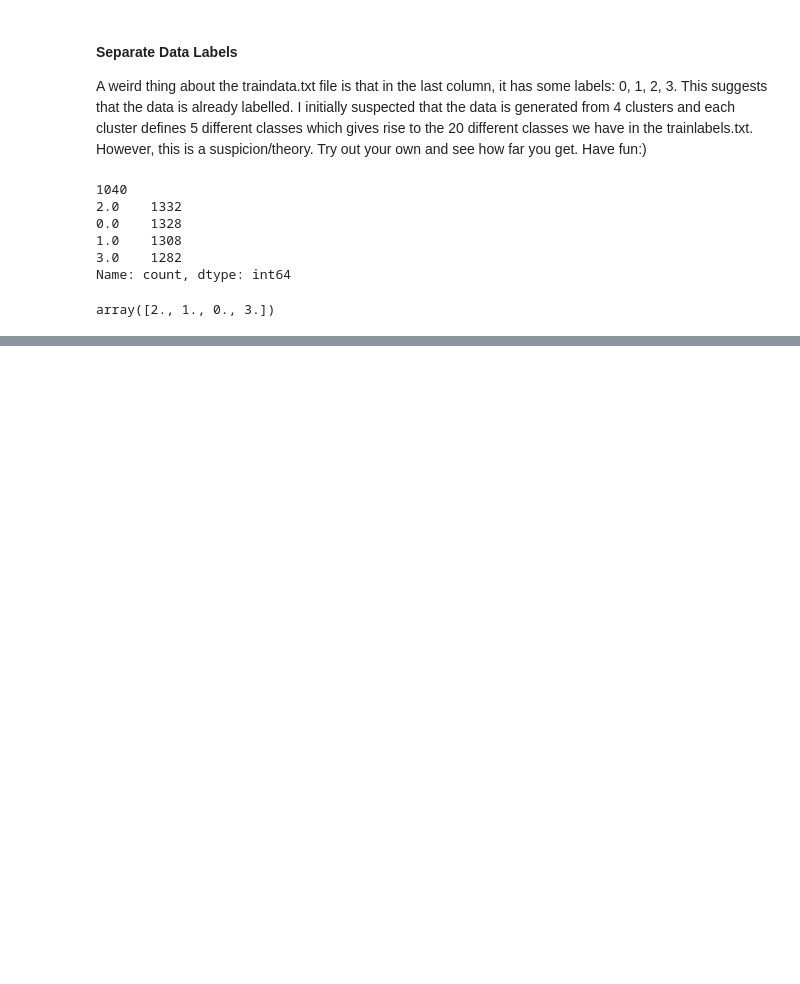
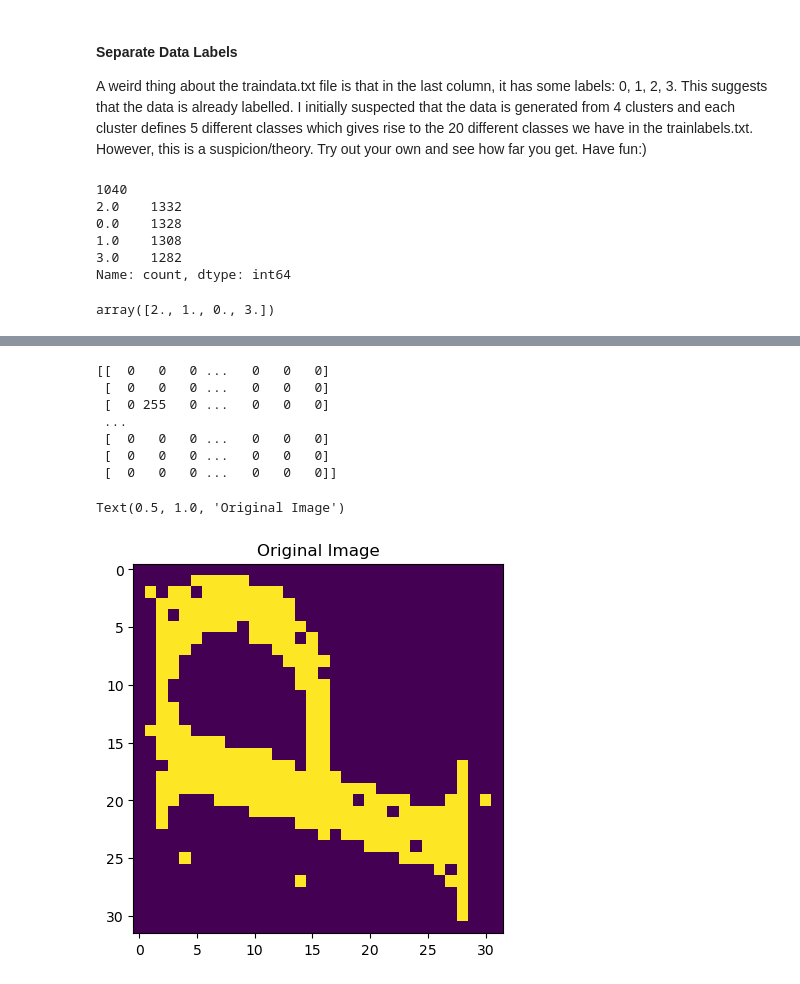
Before and after one commit to jassiel-ndlovu/ml-classifier, a Jupyter notebook: data-visualisation.ipynb, the cells around one changed output, grey strips where cells are left out. Saved outputs shown, nothing was run; the diff lists cells and outputs as text; code cells hidden in the pictures; blank space fills up the shorter version.

Commit message:
Images Preprocessing

```diff
--- a/data-visualisation.ipynb
+++ b/data-visualisation.ipynb
@@ -90,0 +114,7 @@ array([2., 1., 0., 3.])
+# %%
+with open('/home/vmuser/traindata.txt', 'r') as traindata:
+    reader = csv.reader(traindata)
+    data_list = list(reader)
+
+data = np.array(data_list, dtype=float)
+data
@@ -90,0 +167,38 @@ array([2., 1., 0., 3.])
+# %%
+index = 201
+
+row = data[index, :-1].copy()
+row_indices_to_remove = []
+
+for i in range(len(row)):
+    if row[i] < 0:
+        row_indices_to_remove.append(i)
+    elif row[i] > 255:
+        row[i] = 0
+    elif row[i] < 128:
+        row[i] = 0
+    else:
+        row[i] = 255
+
+row = np.delete(row, row_indices_to_remove)
+
+image = np.uint8(np.array([row]).reshape((32, 32)))
+print(image)
+
+# plt.subplot(1, 2, 1)
+plt.imshow(image, cmap='viridis')
+plt.title('Original Image')
+
+# plt.subplot(1, 2, 2)
+# plt.imshow(image, cmap='gray')
+# plt.title('Grayscale Image')
+# %% [output]
+[[  0   0   0 ...   0   0   0]
+ [  0   0   0 ...   0   0   0]
+ [  0 255   0 ...   0   0   0]
+ ...
+ [  0   0   0 ...   0   0   0]
+ [  0   0   0 ...   0   0   0]
+ [  0   0   0 ...   0   0   0]]
+Text(0.5, 1.0, 'Original Image')
+[figure, added]
```
Also changed, not shown: parts of 16 cells of this notebook, 1 other file.
